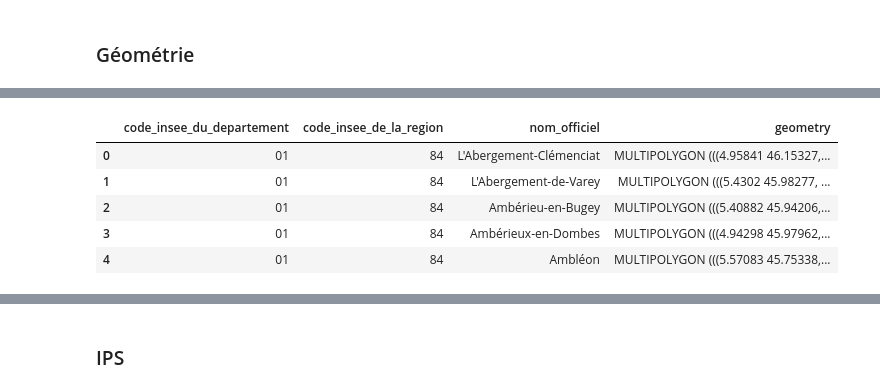
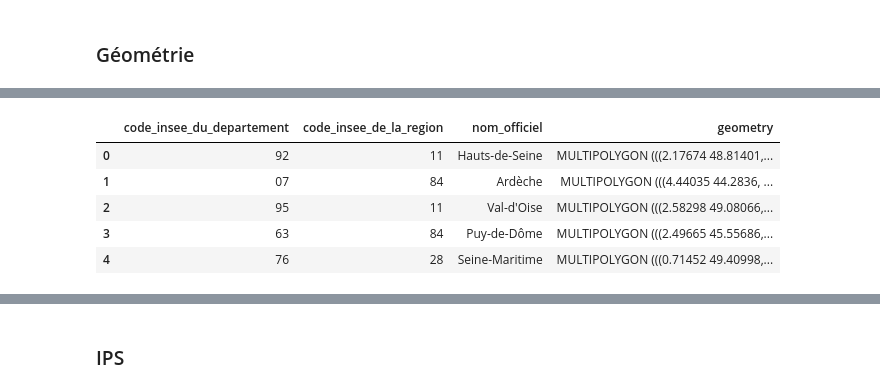
Before and after one commit to FlorentDaem/Data-Analysis-Education-Nationale, a Jupyter notebook: Analyse - Education.ipynb, the cells around one changed output, grey strips where cells are left out. Saved outputs shown, nothing was run; the diff lists cells and outputs as text; code cells hidden in the pictures.

Commit message:
added a map by departements

```diff
--- a/Analyse - Education.ipynb
+++ b/Analyse - Education.ipynb
@@ -16,4 +16,4 @@ import numpy as np
 # %% [markdown]
 ### Géométrie
 # %%
-fiona.listlayers("data/ADE_4-0_GPKG_LAMB93_FXX-ED2026-02-16.gpkg")
+geo_path = "data/ADE_4-0_GPKG_WGS84G_FRA-ED2026-02-16.gpkg"
@@ -62,0 +43,14 @@ dtype: object
+# %%
+layers = ["commune", "departement", "region"]
+
+gdfs = {
+	layer: gpd.read_file(
+		geo_path,
+		layer=layer
+	)
+	for layer in layers
+}
+
+geo_communes = gdfs["commune"]
+geo_departements = gdfs["departement"]
+geo_regions = gdfs["region"]
@@ -77,6 +94,3 @@ geo_communes.head()
 | 2 | 01004 | 01 | 84 | Ambérieu-en-Bugey | MULTIPOLYGON (((5.40882 45.94206,... |
 | 3 | 01005 | 01 | 84 | Ambérieux-en-Dombes | MULTIPOLYGON (((4.94298 45.97962,... |
 | 4 | 01006 | 01 | 84 | Ambléon | MULTIPOLYGON (((5.57083 45.75338,... |
-# %%
-geo_departements = gpd.read_file("data/ADE_4-0_GPKG_WGS84G_FRA-ED2026-02-16.gpkg", layer="departement")
-print(geo_departements.dtypes)
@@ -92,16 +110,16 @@ dtype: object
 # %%
 geo_departements = geo_departements.rename(columns={"code_insee": "code_insee_du_departement"})
-geo_departements = geo_communes.filter(items=["code_insee_du_departement",
+geo_departements = geo_departements.filter(items=["code_insee_du_departement",
 						   "code_insee_de_la_region",
 						   "nom_officiel",
 						   "geometry"
 						   ]
 )
 geo_departements.head()
 # %% [output]
 |  | code_insee_du_departement | code_insee_de_la_region | nom_officiel | geometry |
-| 0 | 01 | 84 | L'Abergement-Clémenciat | MULTIPOLYGON (((4.95841 46.15327,... |
-| 1 | 01 | 84 | L'Abergement-de-Varey | MULTIPOLYGON (((5.4302 45.98277, ... |
-| 2 | 01 | 84 | Ambérieu-en-Bugey | MULTIPOLYGON (((5.40882 45.94206,... |
-| 3 | 01 | 84 | Ambérieux-en-Dombes | MULTIPOLYGON (((4.94298 45.97962,... |
-| 4 | 01 | 84 | Ambléon | MULTIPOLYGON (((5.57083 45.75338,... |
+| 0 | 92 | 11 | Hauts-de-Seine | MULTIPOLYGON (((2.17674 48.81401,... |
+| 1 | 07 | 84 | Ardèche | MULTIPOLYGON (((4.44035 44.2836, ... |
+| 2 | 95 | 11 | Val-d'Oise | MULTIPOLYGON (((2.58298 49.08066,... |
+| 3 | 63 | 84 | Puy-de-Dôme | MULTIPOLYGON (((2.49665 45.55686,... |
+| 4 | 76 | 28 | Seine-Maritime | MULTIPOLYGON (((0.71452 49.40998,... |
```
Also changed, not shown: parts of 24 cells of this notebook.
